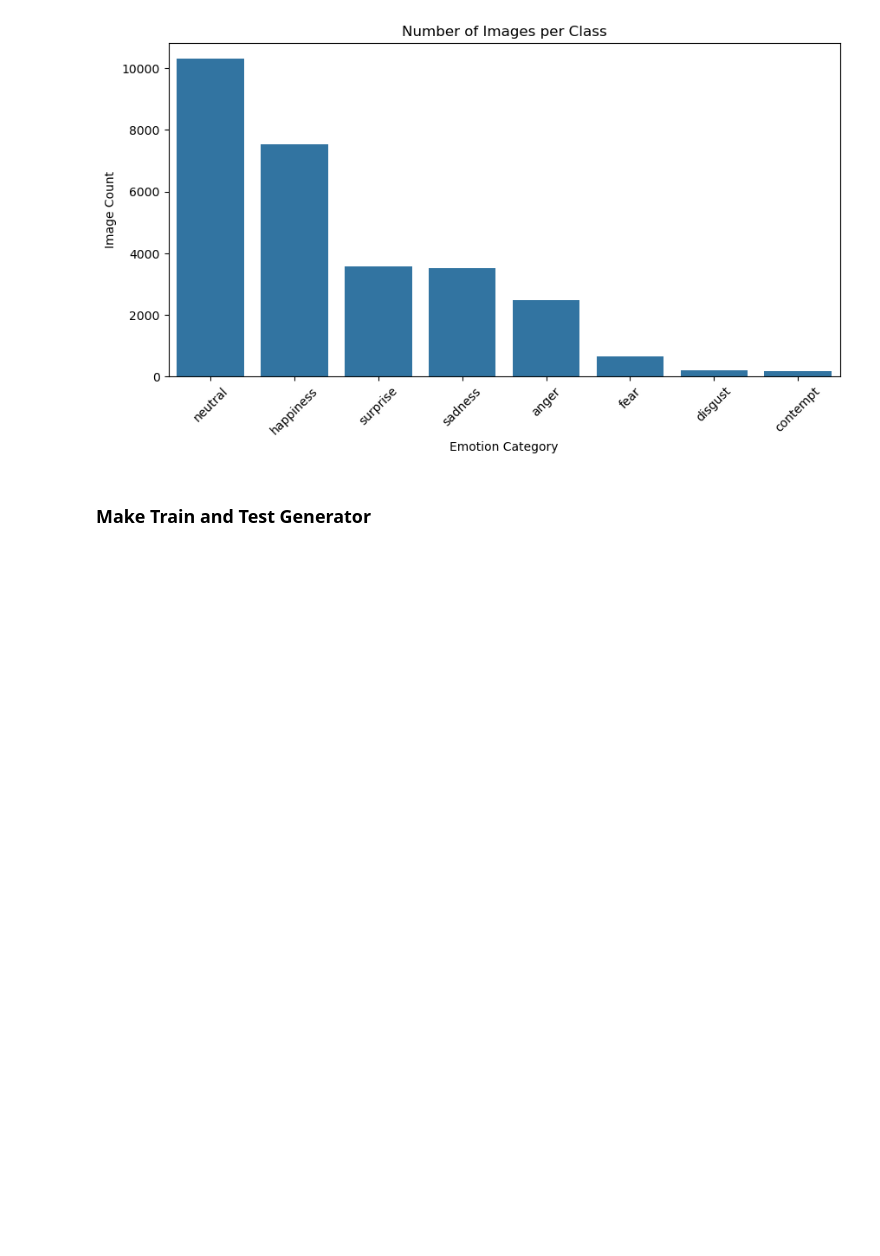
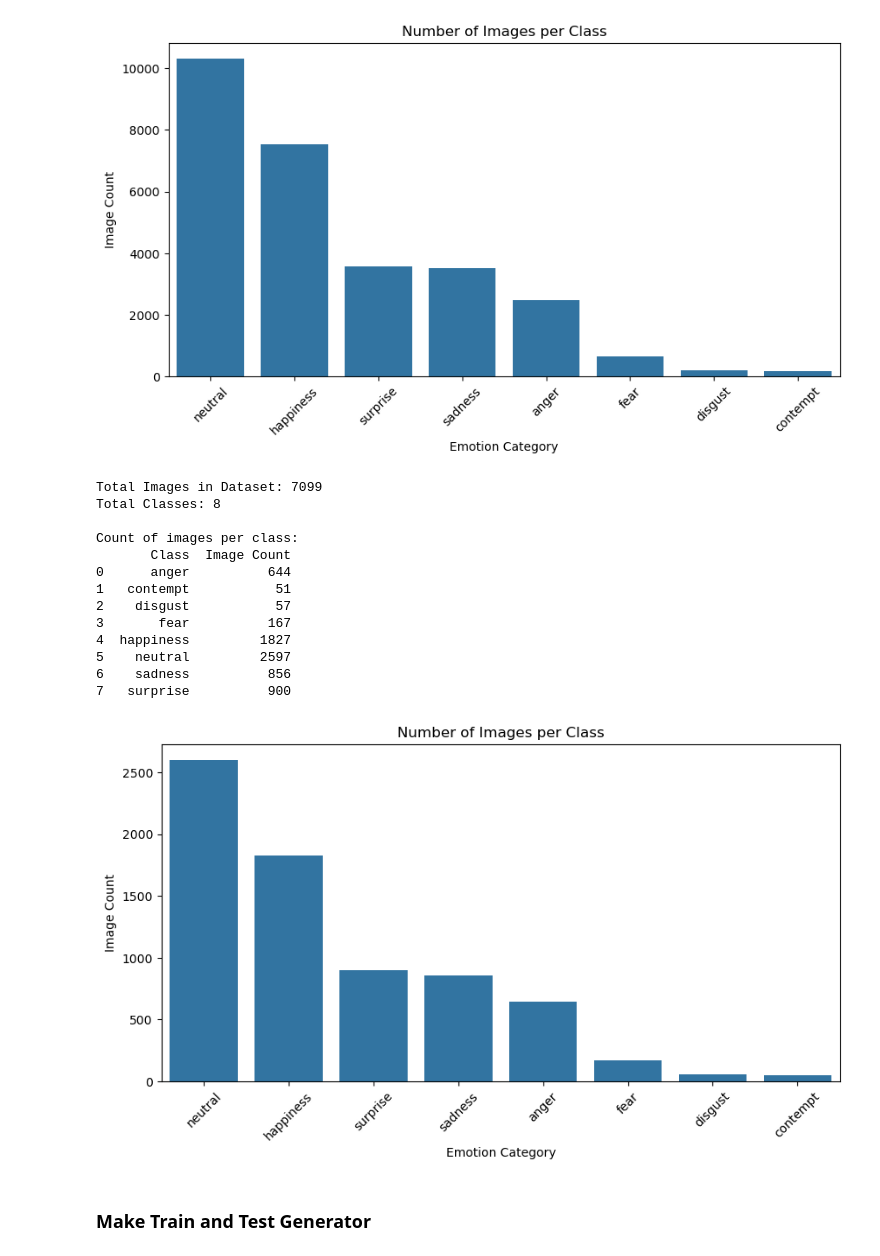
Before and after one commit to fachrysann/EmotionRecognition_DeepLearning, a Jupyter notebook: Emotion_DeepLearning.ipynb, the cells around one changed output. Drawn from its saved outputs; the diff is of its cells as text; code cells hidden in the pictures; blank space fills up the shorter version.

```diff
--- a/Emotion_DeepLearning.ipynb
+++ b/Emotion_DeepLearning.ipynb
@@ -104,6 +104,51 @@ Count of images per class:
 6    sadness         3514
 7   surprise         3562
 [figure]
+# %%
+# Define dataset path
+dataset_path = "fer2013/test"
+
+# Get class names (subfolder names)
+class_names = os.listdir(dataset_path)
+
+# Count the number of images in each class
+class_counts = {class_name: len(os.listdir(os.path.join(dataset_path, class_name))) for class_name in class_names}
+
+# Convert to Pandas DataFrame for easy display
+df = pd.DataFrame(list(class_counts.items()), columns=["Class", "Image Count"])
+
+# Display counts
+print("Total Images in Dataset:", df["Image Count"].sum())
+print("Total Classes:", len(df))
+
+print("\nCount of images per class:")
+print(df)
+
+# Optional: Sort and visualize
+df = df.sort_values(by="Image Count", ascending=False)
+
+plt.figure(figsize=(10, 5))
+sns.barplot(x="Class", y="Image Count", data=df)
+plt.xticks(rotation=45)
+plt.title("Number of Images per Class")
+plt.xlabel("Emotion Category")
+plt.ylabel("Image Count")
+plt.show()
+# %% [output]
+Total Images in Dataset: 7099
+Total Classes: 8
+
+Count of images per class:
+       Class  Image Count
+0      anger          644
+1   contempt           51
+2    disgust           57
+3       fear          167
+4  happiness         1827
+5    neutral         2597
+6    sadness          856
+7   surprise          900
+[figure, added]
 # %% [markdown]
 <h3>Make Train and Test Generator</h3>
 # %%
```
